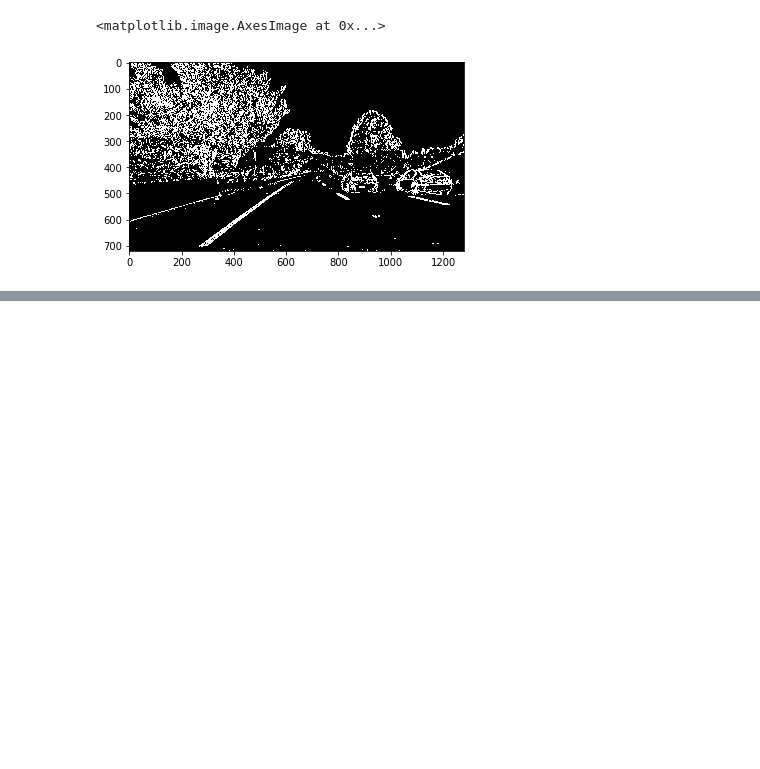
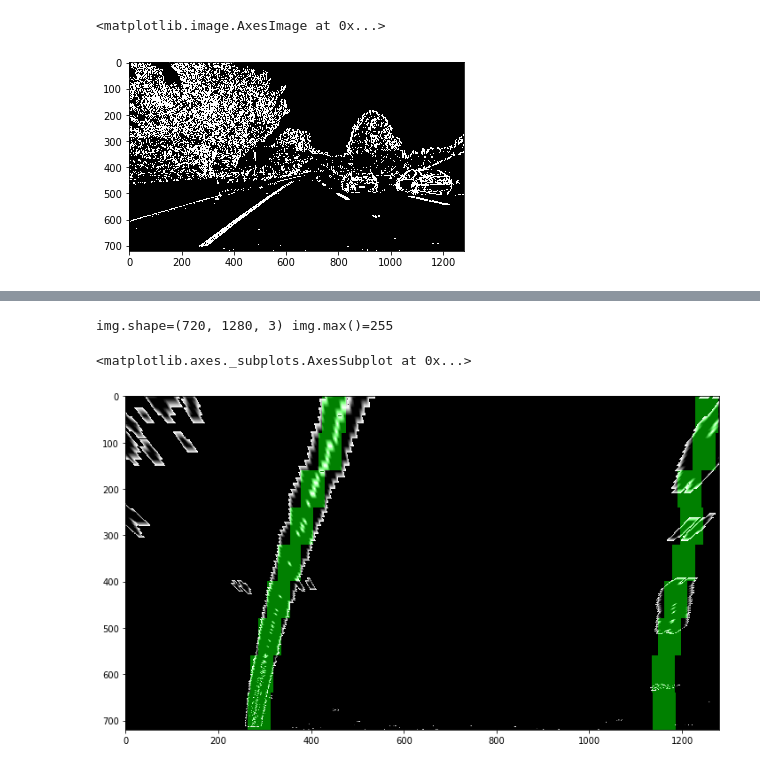
Before and after one commit to cuckookernel/CarND-Adv-Lane, a Jupyter notebook: Advanced Lane Finding.ipynb, the cells around one changed output, grey strips where cells are left out. Cells and saved outputs as stored; diff of their text form; code cells hidden in the pictures; blank space fills up the shorter version.

```diff
--- a/Advanced Lane Finding.ipynb
+++ b/Advanced Lane Finding.ipynb
@@ -130,0 +139,12 @@ u.show2( imgc2, warped )
+# %%
+reload( u )
+window_width  = 50
+window_height = 80
+margin = 100
+
+out = p.show_window_search_results( warped_u8, window_width, window_height, margin )
+u.show(out)
+# %% [output]
+img.shape=(720, 1280, 3) img.max()=255
+<matplotlib.axes._subplots.AxesSubplot at 0x...>
+[figure, added]
```
Also changed, not shown: parts of 23 cells of this notebook, 12 other files.
